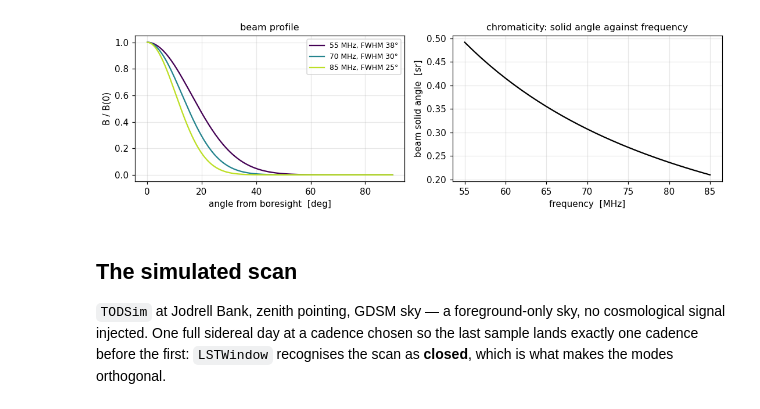
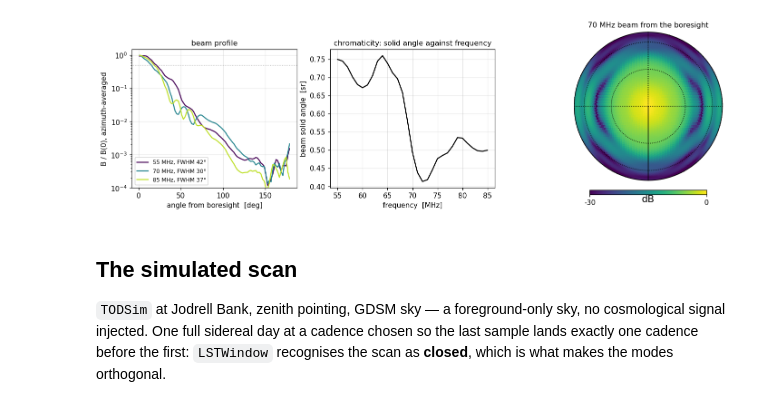
Before and after one commit to zzhang0123/limTOD, a Jupyter notebook: examples/mmode_drift_scan.ipynb, the cells around one changed output. Cells and saved outputs as stored; diff of their text form; code cells hidden in the pictures.

```diff
--- a/examples/mmode_drift_scan.ipynb
+++ b/examples/mmode_drift_scan.ipynb
@@ -39,7 +39,8 @@ import healpy as hp
 import matplotlib.pyplot as plt
 from IPython.display import HTML, display
 
-from limTOD import TODSim, GDSM_sky_model, example_symm_beam_map
+from limTOD import TODSim, GDSM_sky_model
+from limTOD.cstbeam import cst_beam_func
 from limTOD import mmode
 
 np.set_printoptions(precision=3, suppress=True)
@@ -47,6 +48,7 @@ plt.rcParams.update({"figure.dpi": 110, "axes.grid": True, "grid.alpha": 0.3, "a
 FREQS = np.arange(55.0, 86.0, 1.0)         # MHz, 31 channels
 NU_REF = 70.0
 NSIDE = 32
+BEAM_DIR = os.path.expanduser(os.environ.get("RHINO_CST_BEAMS", "~/Dataspace/RHINO/CST_beams/HornDryGround"))
 JBO = dict(ant_latitude_deg=53.23625, ant_longitude_deg=-2.30744, ant_height_m=80.0)
 COLORS = plt.cm.viridis(np.linspace(0, 0.9, FREQS.size))
 SHOW = range(0, FREQS.size, 6)              # channels drawn in the per-channel plots
@@ -62,24 +73,36 @@ A Gaussian stands in for the horn, with the width scaling as a horn's does, FWHM
 # %%
-def fwhm_deg(freq):
-    return 30.0 * 70.0 / freq
+beam_func = cst_beam_func(BEAM_DIR)
 
-def beam_func(freq, nside):
-    return example_symm_beam_map(freq=freq, nside=nside, FWHM=fwhm_deg(freq))
+def profile(b, nbins=90):
+    # azimuth-averaged B(theta) / B(0), theta in degrees
+    th = np.rad2deg(hp.pix2ang(NSIDE, np.arange(b.size))[0])
+    edges = np.linspace(0, 180, nbins + 1)
+    idx = np.digitize(th, edges) - 1
+    prof = np.array([b[idx == k].mean() for k in range(nbins)])
+    return 0.5 * (edges[1:] + edges[:-1]), prof / b.max()
 
-theta = np.linspace(0, 90, 400)
-def solid_angle(f):
-    b = beam_func(f, NSIDE)
-    return (b / b.max()).sum() * hp.nside2pixarea(NSIDE)      # the maps are unit-sum; peak-normalise for the solid angle
-omega = np.array([solid_angle(f) for f in FREQS])
-fig, axes = plt.subplots(1, 2, figsize=(10, 3.2))
-for f, c in ((55, COLORS[0]), (70, COLORS[15]), (85, COLORS[30])):
-    axes[0].plot(theta, np.exp(-4 * np.log(2) * (theta / fwhm_deg(f)) ** 2), color=c, label=f"{f} MHz, FWHM {fwhm_deg(f):.0f}°")
-axes[0].set(xlabel="angle from boresight  [deg]", ylabel="B / B(0)", title="beam profile"); axes[0].legend(fontsize=8)
-axes[1].plot(FREQS, omega, "k-")
-axes[1].set(xlabel="frequency  [MHz]", ylabel="beam solid angle  [sr]", title="chromaticity: solid angle against frequency")
-plt.tight_layout()
+def half_power_width(theta, prof):
+    return 2.0 * np.interp(0.5, prof[::-1], theta[::-1])            # prof falls with theta out to the first null
+
+beams = {f: beam_func(freq=f, nside=NSIDE) for f in FREQS}
+omega = np.array([beams[f].sum() / beams[f].max() * hp.nside2pixarea(NSIDE) for f in FREQS])
+
+fig = plt.figure(figsize=(14.5, 3.6))
+ax = fig.add_subplot(1, 3, 1)
+for f, c in ((55.0, COLORS[0]), (70.0, COLORS[15]), (85.0, COLORS[30])):
+    th, pr = profile(beams[f])
+    ax.semilogy(th, pr, color=c, label=f"{f:.0f} MHz, FWHM {half_power_width(th, pr):.0f}°")
+ax.axhline(0.5, color="0.6", lw=0.8, ls=":"); ax.set_ylim(1e-4, 1.5)
+ax.set(xlabel="angle from boresight  [deg]", ylabel="B / B(0), azimuth-averaged", title="beam profile"); ax.legend(fontsize=8)
+ax = fig.add_subplot(1, 3, 2)
+ax.plot(FREQS, omega, "k-")
+ax.set(xlabel="frequency  [MHz]", ylabel="beam solid angle  [sr]", title="chromaticity: solid angle against frequency")
+b70 = beams[70.0]
+hp.orthview(10 * np.log10(b70 / b70.max()), rot=(0, 90, 0), half_sky=True, min=-30, max=0, unit="dB",
+            title="70 MHz beam from the boresight", sub=(1, 3, 3), cmap="viridis")
+hp.graticule(dpar=30, dmer=90)
 # %% [output]
-[figure, old version]
+[figure, new version]
 # %% [markdown]
 ## The simulated scan
 
```
Also changed, not shown: parts of 11 cells of this notebook, 1 other file.
